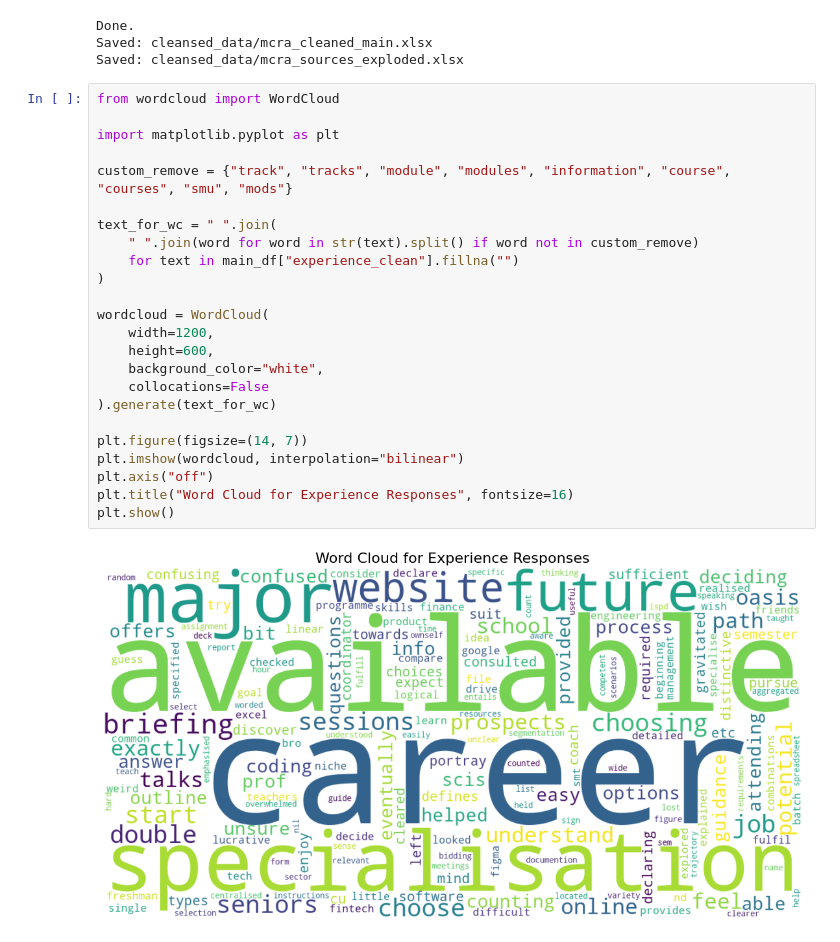
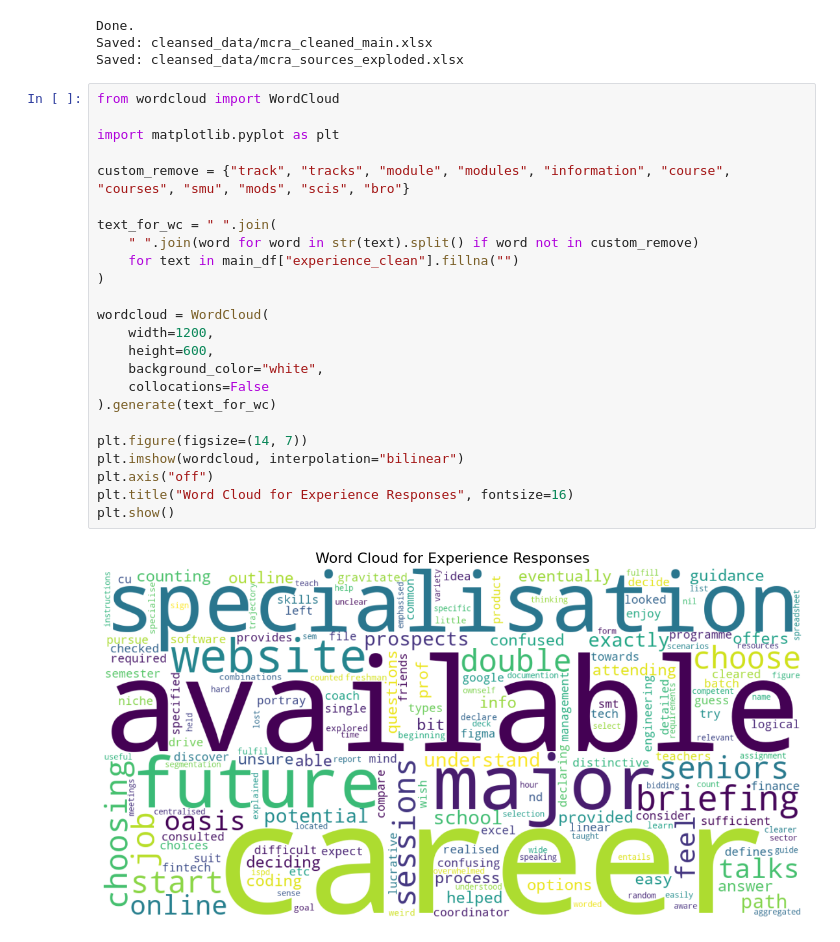
Before and after one commit to xiangyingg/IS446-Managing-Customer-Relationship-With-Analytics, a Jupyter notebook: datacleaning/analysis.ipynb, the cells around one changed output. Cells and saved outputs as stored; diff of their text form.

```diff
--- a/datacleaning/analysis.ipynb
+++ b/datacleaning/analysis.ipynb
@@ -281,26 +281,26 @@ Saved: cleansed_data/mcra_sources_exploded.xlsx
 # %%
 from wordcloud import WordCloud
 
 import matplotlib.pyplot as plt
 
-custom_remove = {"track", "tracks", "module", "modules", "information", "course", "courses", "smu", "mods"}
+custom_remove = {"track", "tracks", "module", "modules", "information", "course", "courses", "smu", "mods", "scis", "bro"}
 
 text_for_wc = " ".join(
     " ".join(word for word in str(text).split() if word not in custom_remove)
     for text in main_df["experience_clean"].fillna("")
 )
 
 wordcloud = WordCloud(
     width=1200,
     height=600,
     background_color="white",
     collocations=False
 ).generate(text_for_wc)
 
 plt.figure(figsize=(14, 7))
 plt.imshow(wordcloud, interpolation="bilinear")
 plt.axis("off")
 plt.title("Word Cloud for Experience Responses", fontsize=16)
 plt.show()
 # %% [output]
-[figure, old version]
+[figure, new version]
```
